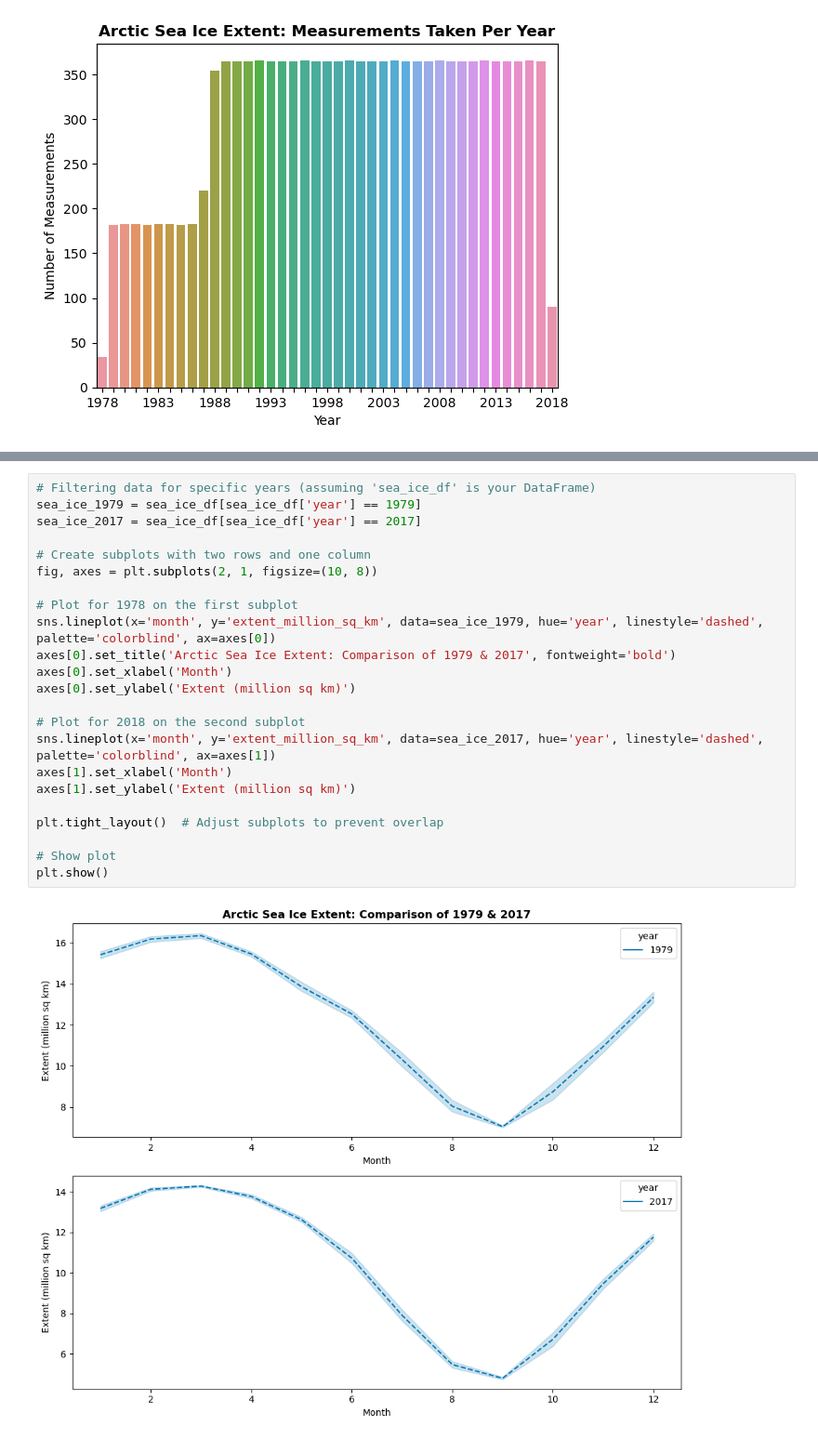
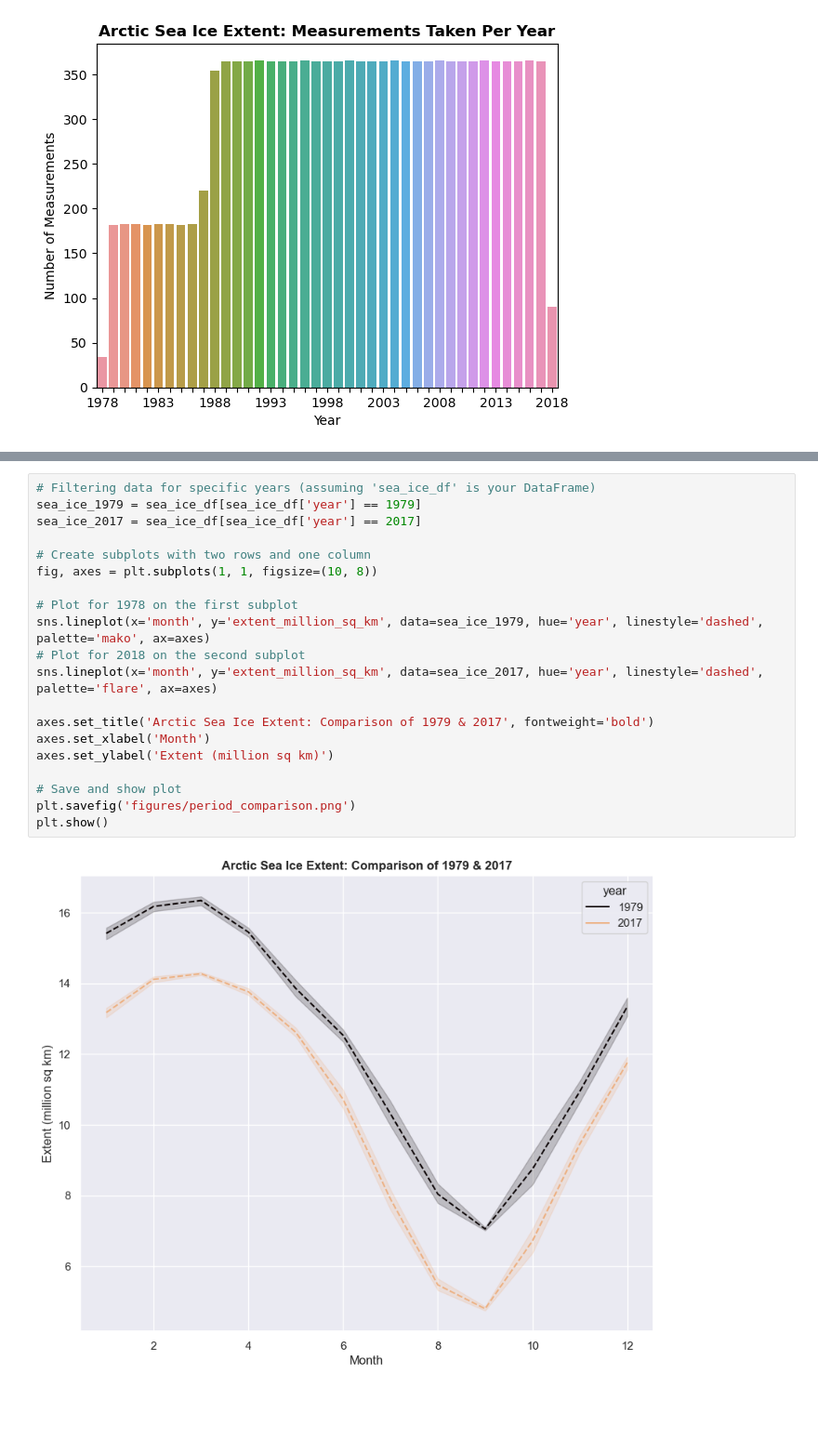
Before and after one commit to giantmagellan/SeaIceForecast, a Jupyter notebook: seaice_eda.ipynb, the cells around one changed output, grey strips where cells are left out. Shown at 93% size. Saved outputs shown, nothing was run; the diff lists cells and outputs as text; blank space fills up the shorter version.

```diff
--- a/seaice_eda.ipynb
+++ b/seaice_eda.ipynb
@@ -111,26 +118,23 @@ KeyboardInterrupt:
 # %%
 # Filtering data for specific years (assuming 'sea_ice_df' is your DataFrame)
 sea_ice_1979 = sea_ice_df[sea_ice_df['year'] == 1979]
 sea_ice_2017 = sea_ice_df[sea_ice_df['year'] == 2017]
 
 # Create subplots with two rows and one column
-fig, axes = plt.subplots(2, 1, figsize=(10, 8))
+fig, axes = plt.subplots(1, 1, figsize=(10, 8))
 
 # Plot for 1978 on the first subplot
-sns.lineplot(x='month', y='extent_million_sq_km', data=sea_ice_1979, hue='year', linestyle='dashed', palette='colorblind', ax=axes[0])
-axes[0].set_title('Arctic Sea Ice Extent: Comparison of 1979 & 2017', fontweight='bold')
-axes[0].set_xlabel('Month')
-axes[0].set_ylabel('Extent (million sq km)')
+sns.lineplot(x='month', y='extent_million_sq_km', data=sea_ice_1979, hue='year', linestyle='dashed', palette='mako', ax=axes)
+# Plot for 2018 on the second subplot
+sns.lineplot(x='month', y='extent_million_sq_km', data=sea_ice_2017, hue='year', linestyle='dashed', palette='flare', ax=axes)
 
-# Plot for 2018 on the second subplot
-sns.lineplot(x='month', y='extent_million_sq_km', data=sea_ice_2017, hue='year', linestyle='dashed', palette='colorblind', ax=axes[1])
-axes[1].set_xlabel('Month')
-axes[1].set_ylabel('Extent (million sq km)')
+axes.set_title('Arctic Sea Ice Extent: Comparison of 1979 & 2017', fontweight='bold')
+axes.set_xlabel('Month')
+axes.set_ylabel('Extent (million sq km)')
 
-plt.tight_layout()  # Adjust subplots to prevent overlap
-
-# Show plot
+# Save and show plot
+plt.savefig('figures/period_comparison.png')
 plt.show()
 # %% [output]
-[figure, old version]
+[figure, new version]
 # %%
```
Also changed, not shown: parts of 4 cells of this notebook, 3 other files.
